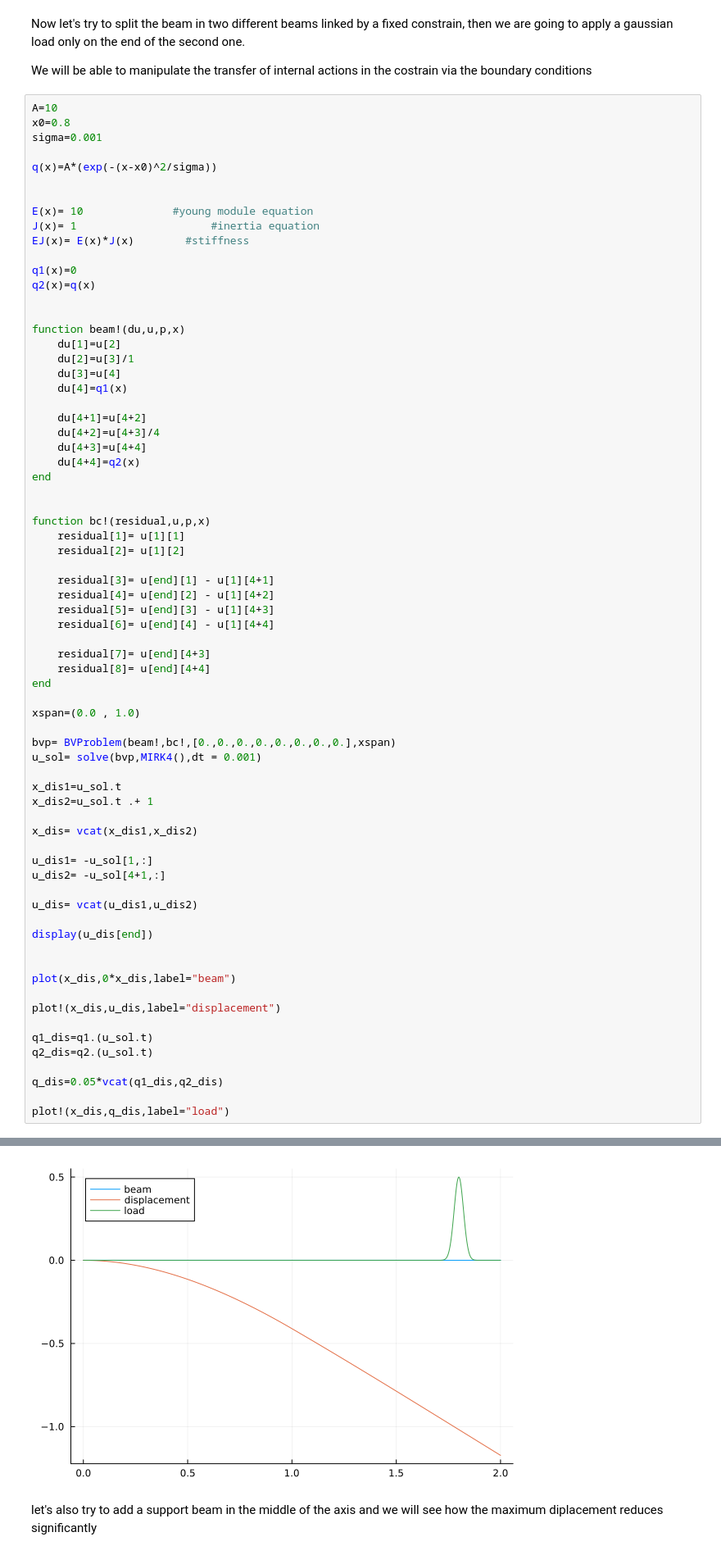
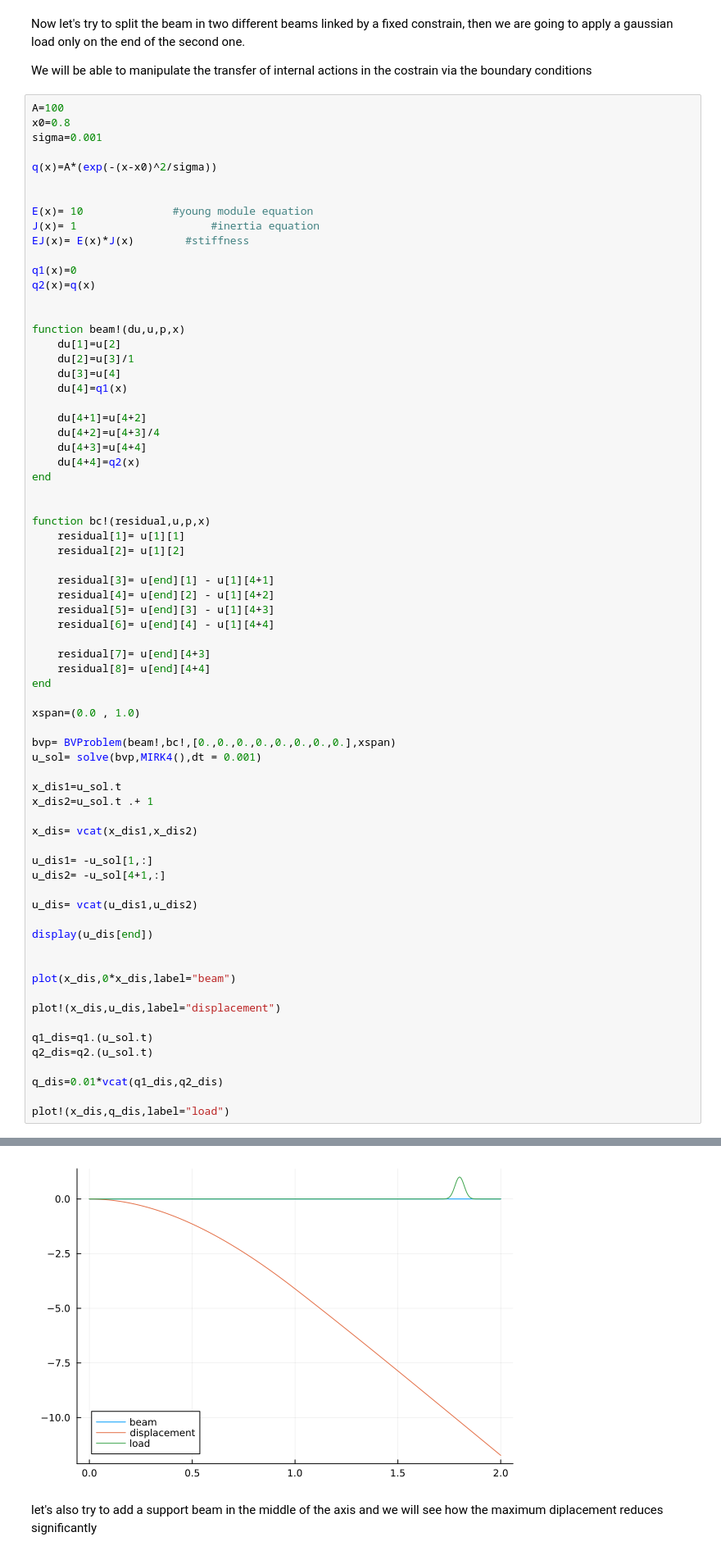
Before and after one commit to Kstreme/ENSAM-TUD01_G1, a Jupyter notebook: scripts cosimo/Examples.ipynb, the cells around one changed output, grey strips where cells are left out. Shown at 82% size. Cells and saved outputs as stored; diff of their text form.

```diff
--- a/scripts cosimo/Examples.ipynb
+++ b/scripts cosimo/Examples.ipynb
@@ -540,7 +540,7 @@ Now let's try to split the beam in two different beams linked by a fixed constra
 
 We will be able to manipulate the transfer of internal actions in the costrain via the boundary conditions
 # %%
-A=10
+A=100
 x0=0.8
 sigma=0.001
 
@@ -606,7 +606,7 @@ plot!(x_dis,u_dis,label="displacement")
 q1_dis=q1.(u_sol.t)
 q2_dis=q2.(u_sol.t)
 
-q_dis=0.05*vcat(q1_dis,q2_dis)
+q_dis=0.01*vcat(q1_dis,q2_dis)
 
 plot!(x_dis,q_dis,label="load")
 # %% [output]
@@ -614,4 +614,4 @@ plot!(x_dis,q_dis,label="load")
-[figure, old version]
+[figure, new version]
 # %% [markdown]
 let's also try to add a support beam in the middle of the axis and we will see how the maximum diplacement reduces significantly
 # %%
```
Also changed, not shown: parts of 6 cells of this notebook.
